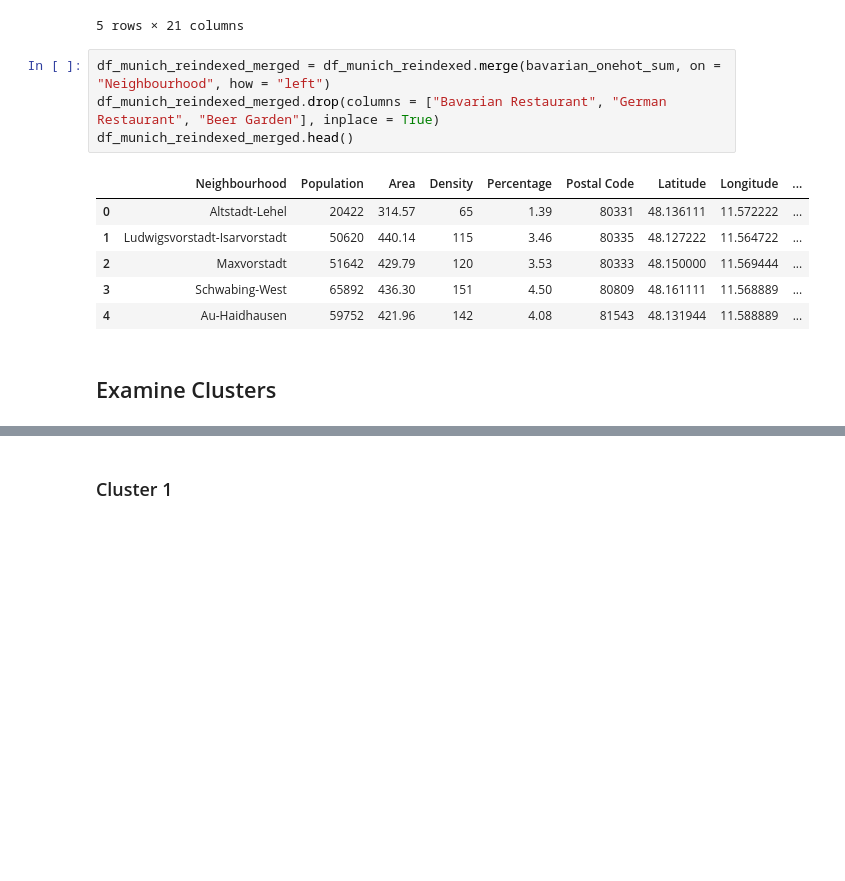
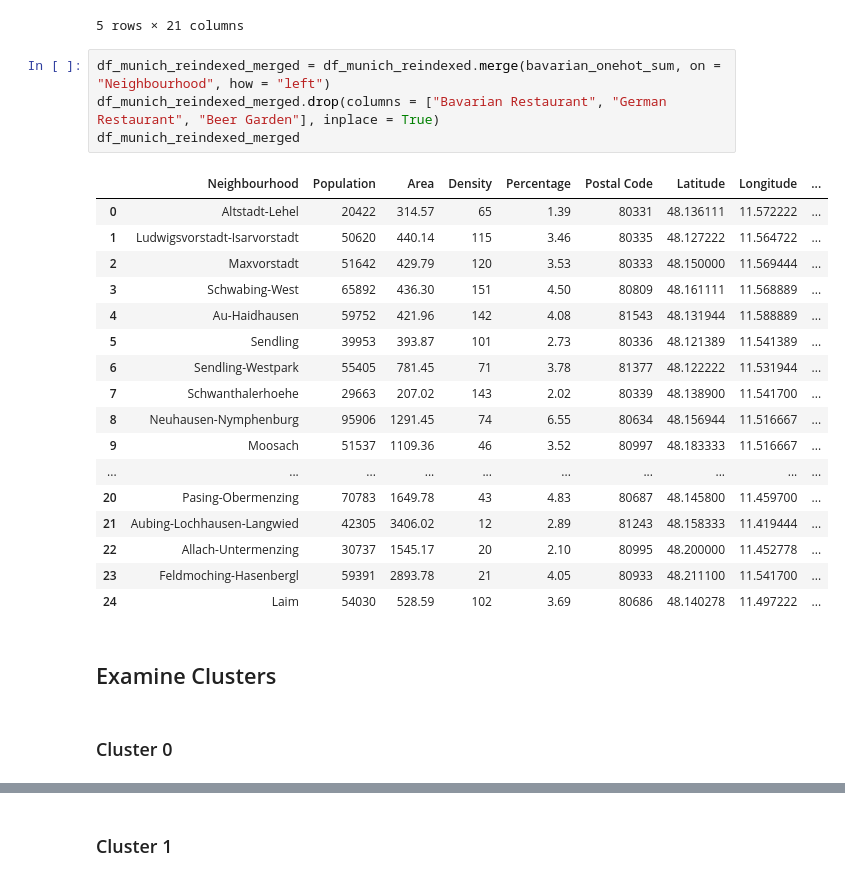
Before and after one commit to M0n01ith/Coursera_Capstone, a Jupyter notebook: Coursera Capstone Project Munich.ipynb, the cells around one changed output, grey strips where cells are left out. Saved outputs shown, nothing was run; the diff lists cells and outputs as text; blank space fills up the shorter version.

```diff
--- a/Coursera Capstone Project Munich.ipynb
+++ b/Coursera Capstone Project Munich.ipynb
@@ -571,13 +571,26 @@ munich_merged.head() # check the last columns!
 # %%
 df_munich_reindexed_merged = df_munich_reindexed.merge(bavarian_onehot_sum, on = "Neighbourhood", how = "left")
 df_munich_reindexed_merged.drop(columns = ["Bavarian Restaurant", "German Restaurant", "Beer Garden"], inplace = True)
-df_munich_reindexed_merged.head()
+df_munich_reindexed_merged
 # %% [output]
 |  | Neighbourhood | Population | Area | Density | Percentage | Postal Code | Latitude | Longitude | ... |
 | 0 | Altstadt-Lehel | 20422 | 314.57 | 65 | 1.39 | 80331 | 48.136111 | 11.572222 | ... |
 | 1 | Ludwigsvorstadt-Isarvorstadt | 50620 | 440.14 | 115 | 3.46 | 80335 | 48.127222 | 11.564722 | ... |
 | 2 | Maxvorstadt | 51642 | 429.79 | 120 | 3.53 | 80333 | 48.150000 | 11.569444 | ... |
 | 3 | Schwabing-West | 65892 | 436.30 | 151 | 4.50 | 80809 | 48.161111 | 11.568889 | ... |
 | 4 | Au-Haidhausen | 59752 | 421.96 | 142 | 4.08 | 81543 | 48.131944 | 11.588889 | ... |
+| 5 | Sendling | 39953 | 393.87 | 101 | 2.73 | 80336 | 48.121389 | 11.541389 | ... |
+| 6 | Sendling-Westpark | 55405 | 781.45 | 71 | 3.78 | 81377 | 48.122222 | 11.531944 | ... |
+| 7 | Schwanthalerhoehe | 29663 | 207.02 | 143 | 2.02 | 80339 | 48.138900 | 11.541700 | ... |
+| 8 | Neuhausen-Nymphenburg | 95906 | 1291.45 | 74 | 6.55 | 80634 | 48.156944 | 11.516667 | ... |
+| 9 | Moosach | 51537 | 1109.36 | 46 | 3.52 | 80997 | 48.183333 | 11.516667 | ... |
+| ... | ... | ... | ... | ... | ... | ... | ... | ... | ... |
+| 20 | Pasing-Obermenzing | 70783 | 1649.78 | 43 | 4.83 | 80687 | 48.145800 | 11.459700 | ... |
+| 21 | Aubing-Lochhausen-Langwied | 42305 | 3406.02 | 12 | 2.89 | 81243 | 48.158333 | 11.419444 | ... |
+| 22 | Allach-Untermenzing | 30737 | 1545.17 | 20 | 2.10 | 80995 | 48.200000 | 11.452778 | ... |
+| 23 | Feldmoching-Hasenbergl | 59391 | 2893.78 | 21 | 4.05 | 80933 | 48.211100 | 11.541700 | ... |
+| 24 | Laim | 54030 | 528.59 | 102 | 3.69 | 80686 | 48.140278 | 11.497222 | ... |
 # %% [markdown]
 <h2> Examine Clusters
+# %% [markdown]
+<h3> Cluster 0
```
Also changed, not shown: parts of 31 cells of this notebook.
